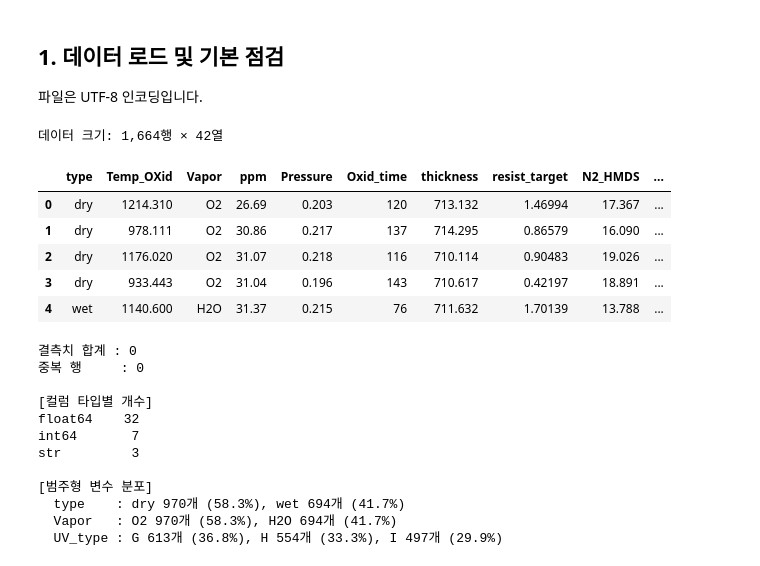
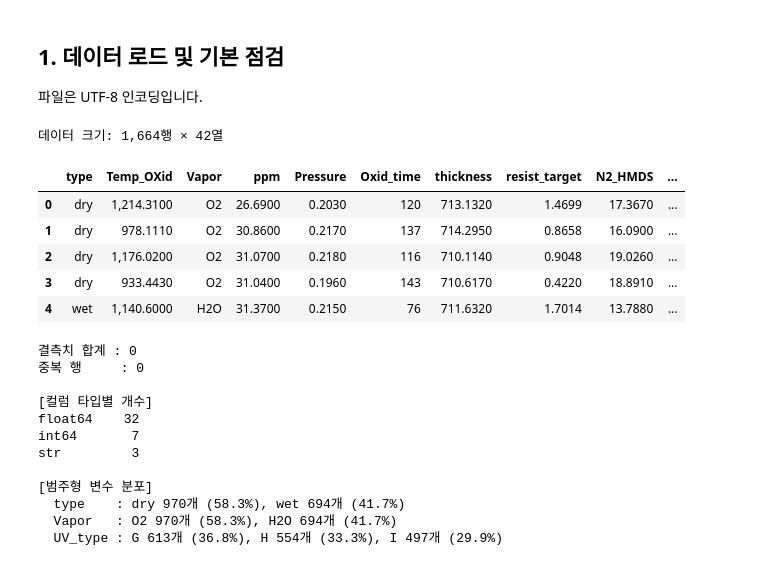
Before and after one commit to s1len7/2026_KSIA_DS_ADVANCED, a Jupyter notebook: analysis/df_semi_analysis.ipynb, the cells around one changed output. Drawn from its saved outputs; the diff is of its cells as text; code cells hidden in the pictures.

```diff
--- a/analysis/df_semi_analysis.ipynb
+++ b/analysis/df_semi_analysis.ipynb
@@ -19,24 +19,25 @@
 # %%
 import warnings
 import numpy as np
 import pandas as pd
 from scipy import stats
 
 warnings.filterwarnings('ignore')
 pd.set_option('display.max_columns', 60)
 pd.set_option('display.width', 200)
+pd.set_option('display.float_format', '{:,.4f}'.format)   # 지수 표기 대신 천 단위 콤마 + 소수점 4자리 (표시만, 데이터는 원본 유지)
 
 df = pd.read_csv('../data/df_semi_analysis.csv')
 print(f'데이터 크기: {df.shape[0]:,}행 × {df.shape[1]}열')
 df.head()
 # %% [output]
 데이터 크기: 1,664행 × 42열
 |  | type | Temp_OXid | Vapor | ppm | Pressure | Oxid_time | thickness | resist_target | N2_HMDS | ... |
-| 0 | dry | 1214.310 | O2 | 26.69 | 0.203 | 120 | 713.132 | 1.46994 | 17.367 | ... |
-| 1 | dry | 978.111 | O2 | 30.86 | 0.217 | 137 | 714.295 | 0.86579 | 16.090 | ... |
-| 2 | dry | 1176.020 | O2 | 31.07 | 0.218 | 116 | 710.114 | 0.90483 | 19.026 | ... |
-| 3 | dry | 933.443 | O2 | 31.04 | 0.196 | 143 | 710.617 | 0.42197 | 18.891 | ... |
-| 4 | wet | 1140.600 | H2O | 31.37 | 0.215 | 76 | 711.632 | 1.70139 | 13.788 | ... |
+| 0 | dry | 1,214.3100 | O2 | 26.6900 | 0.2030 | 120 | 713.1320 | 1.4699 | 17.3670 | ... |
+| 1 | dry | 978.1110 | O2 | 30.8600 | 0.2170 | 137 | 714.2950 | 0.8658 | 16.0900 | ... |
+| 2 | dry | 1,176.0200 | O2 | 31.0700 | 0.2180 | 116 | 710.1140 | 0.9048 | 19.0260 | ... |
+| 3 | dry | 933.4430 | O2 | 31.0400 | 0.1960 | 143 | 710.6170 | 0.4220 | 18.8910 | ... |
+| 4 | wet | 1,140.6000 | H2O | 31.3700 | 0.2150 | 76 | 711.6320 | 1.7014 | 13.7880 | ... |
 # %%
 print(f'결측치 합계 : {df.isna().sum().sum():,}')
 print(f'중복 행     : {df.duplicated().sum():,}')
```
Also changed, not shown: parts of 13 cells of this notebook, 16 other files.
